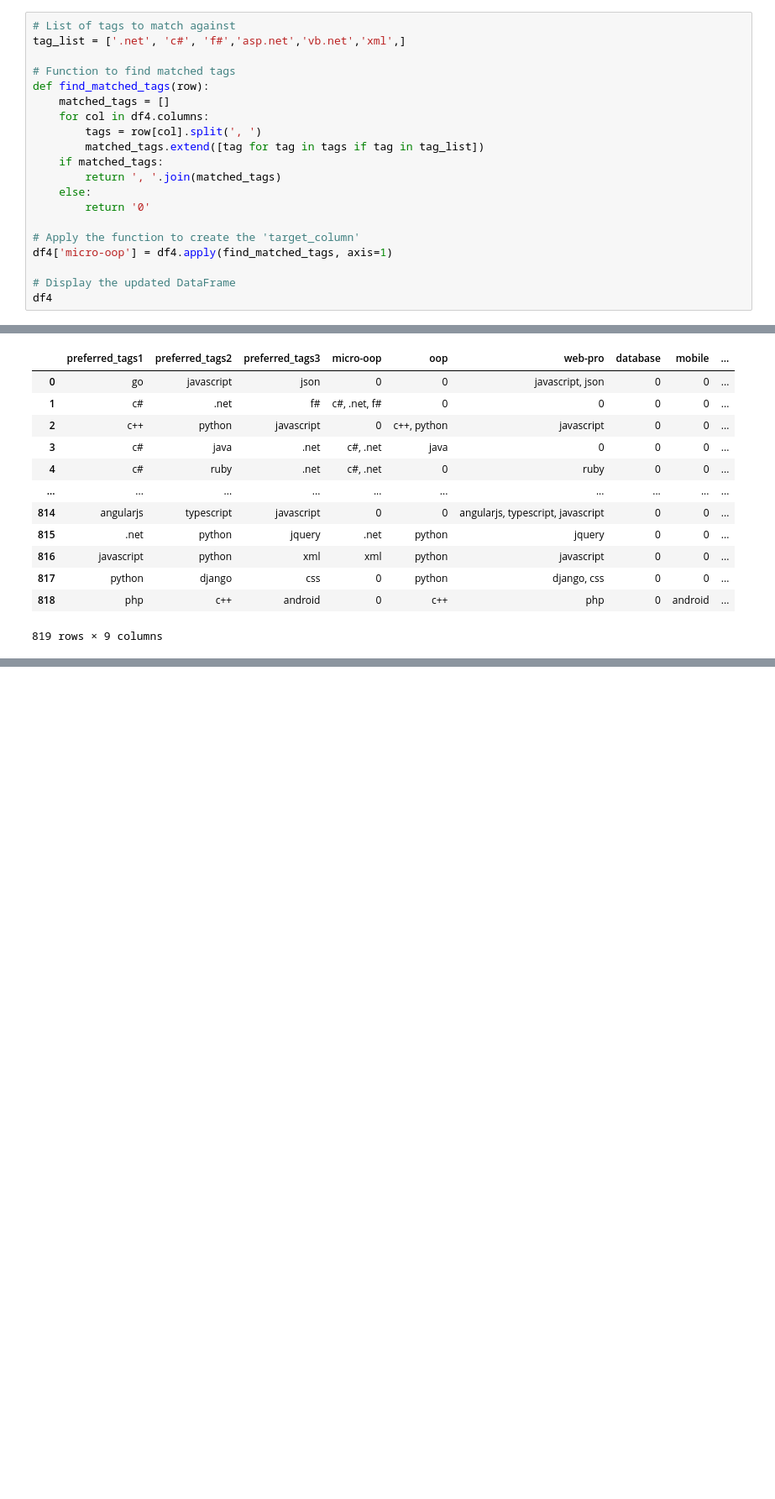
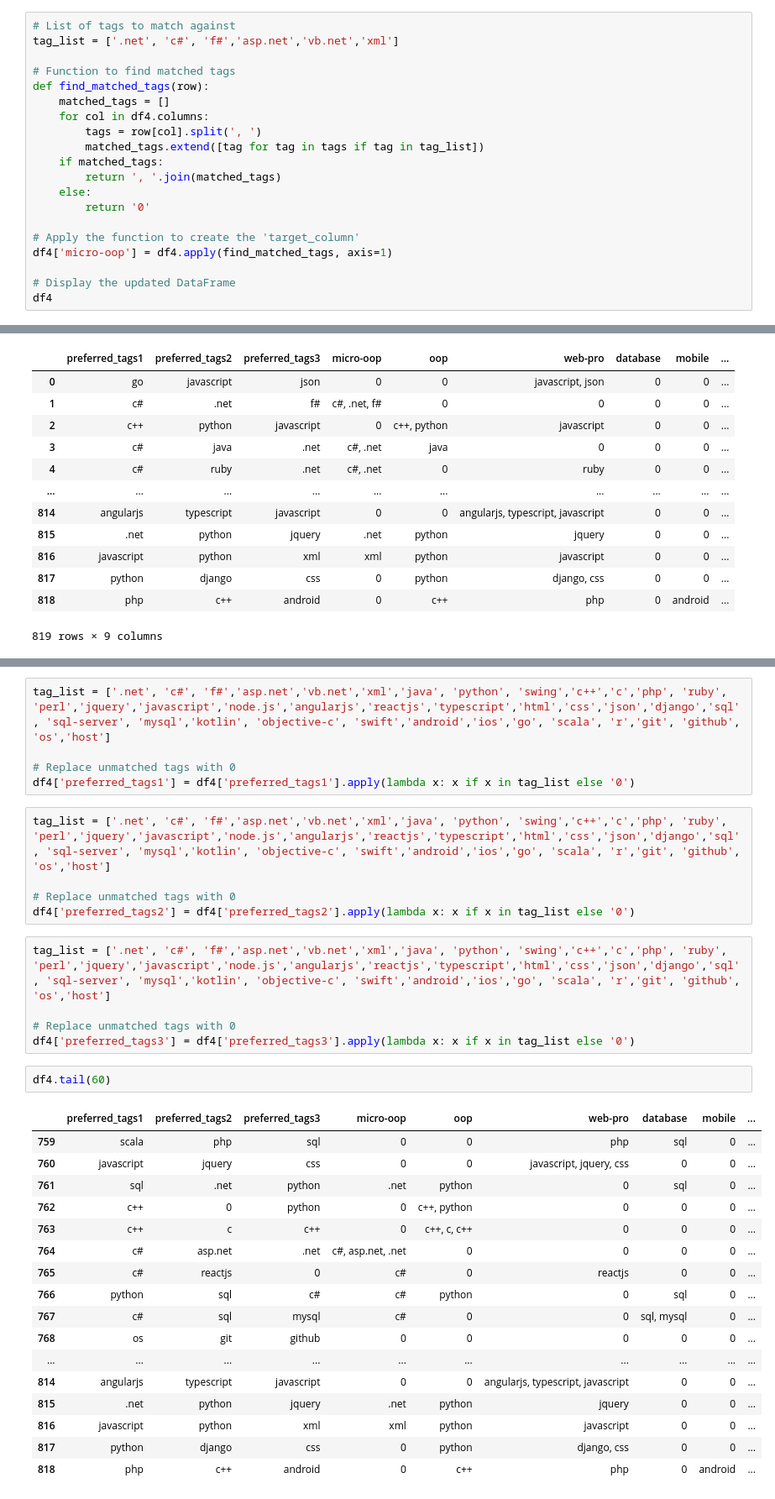
Before and after one commit to antussa2016/thesis_work, a Jupyter notebook: data_analysis/analysing_data.ipynb, the cells around one changed output, grey strips where cells are left out. Shown: that part at 84% size. Saved outputs shown, nothing was run; the diff lists cells and outputs as text; blank space fills up the shorter version.

```diff
--- a/data_analysis/analysing_data.ipynb
+++ b/data_analysis/analysing_data.ipynb
@@ -1232,7 +1098,7 @@ df4["preferred_tags2"] = df1["preferred_tags2"]
 df4["preferred_tags3"] = df1["preferred_tags3"]
 # %%
 # List of tags to match against
-tag_list = ['.net', 'c#', 'f#','asp.net','vb.net','xml',]
+tag_list = ['.net', 'c#', 'f#','asp.net','vb.net','xml']
 
 # Function to find matched tags
 def find_matched_tags(row):
@@ -1470,0 +1309,35 @@ df4
+# %%
+tag_list = ['.net', 'c#', 'f#','asp.net','vb.net','xml','java', 'python', 'swing','c++','c','php', 'ruby', 'perl','jquery','javascript','node.js','angularjs','reactjs','typescript','html','css','json','django','sql', 'sql-server', 'mysql','kotlin', 'objective-c', 'swift','android','ios','go', 'scala', 'r','git', 'github', 'os','host']
+
+# Replace unmatched tags with 0
+df4['preferred_tags1'] = df4['preferred_tags1'].apply(lambda x: x if x in tag_list else '0')
+# %%
+tag_list = ['.net', 'c#', 'f#','asp.net','vb.net','xml','java', 'python', 'swing','c++','c','php', 'ruby', 'perl','jquery','javascript','node.js','angularjs','reactjs','typescript','html','css','json','django','sql', 'sql-server', 'mysql','kotlin', 'objective-c', 'swift','android','ios','go', 'scala', 'r','git', 'github', 'os','host']
+
+# Replace unmatched tags with 0
+df4['preferred_tags2'] = df4['preferred_tags2'].apply(lambda x: x if x in tag_list else '0')
+# %%
+tag_list = ['.net', 'c#', 'f#','asp.net','vb.net','xml','java', 'python', 'swing','c++','c','php', 'ruby', 'perl','jquery','javascript','node.js','angularjs','reactjs','typescript','html','css','json','django','sql', 'sql-server', 'mysql','kotlin', 'objective-c', 'swift','android','ios','go', 'scala', 'r','git', 'github', 'os','host']
+
+# Replace unmatched tags with 0
+df4['preferred_tags3'] = df4['preferred_tags3'].apply(lambda x: x if x in tag_list else '0')
+# %%
+df4.tail(60)
+# %% [output]
+|  | preferred_tags1 | preferred_tags2 | preferred_tags3 | micro-oop | oop | web-pro | database | mobile | ... |
+| 759 | scala | php | sql | 0 | 0 | php | sql | 0 | ... |
+| 760 | javascript | jquery | css | 0 | 0 | javascript, jquery, css | 0 | 0 | ... |
+| 761 | sql | .net | python | .net | python | 0 | sql | 0 | ... |
+| 762 | c++ | 0 | python | 0 | c++, python | 0 | 0 | 0 | ... |
+| 763 | c++ | c | c++ | 0 | c++, c, c++ | 0 | 0 | 0 | ... |
+| 764 | c# | asp.net | .net | c#, asp.net, .net | 0 | 0 | 0 | 0 | ... |
+| 765 | c# | reactjs | 0 | c# | 0 | reactjs | 0 | 0 | ... |
+| 766 | python | sql | c# | c# | python | 0 | sql | 0 | ... |
+| 767 | c# | sql | mysql | c# | 0 | 0 | sql, mysql | 0 | ... |
+| 768 | os | git | github | 0 | 0 | 0 | 0 | 0 | ... |
+| ... | ... | ... | ... | ... | ... | ... | ... | ... | ... |
+| 814 | angularjs | typescript | javascript | 0 | 0 | angularjs, typescript, javascript | 0 | 0 | ... |
+| 815 | .net | python | jquery | .net | python | jquery | 0 | 0 | ... |
+| 816 | javascript | python | xml | xml | python | javascript | 0 | 0 | ... |
+| 817 | python | django | css | 0 | python | django, css | 0 | 0 | ... |
+| 818 | php | c++ | android | 0 | c++ | php | 0 | android | ... |
```
Also changed, not shown: parts of 10 cells of this notebook.
